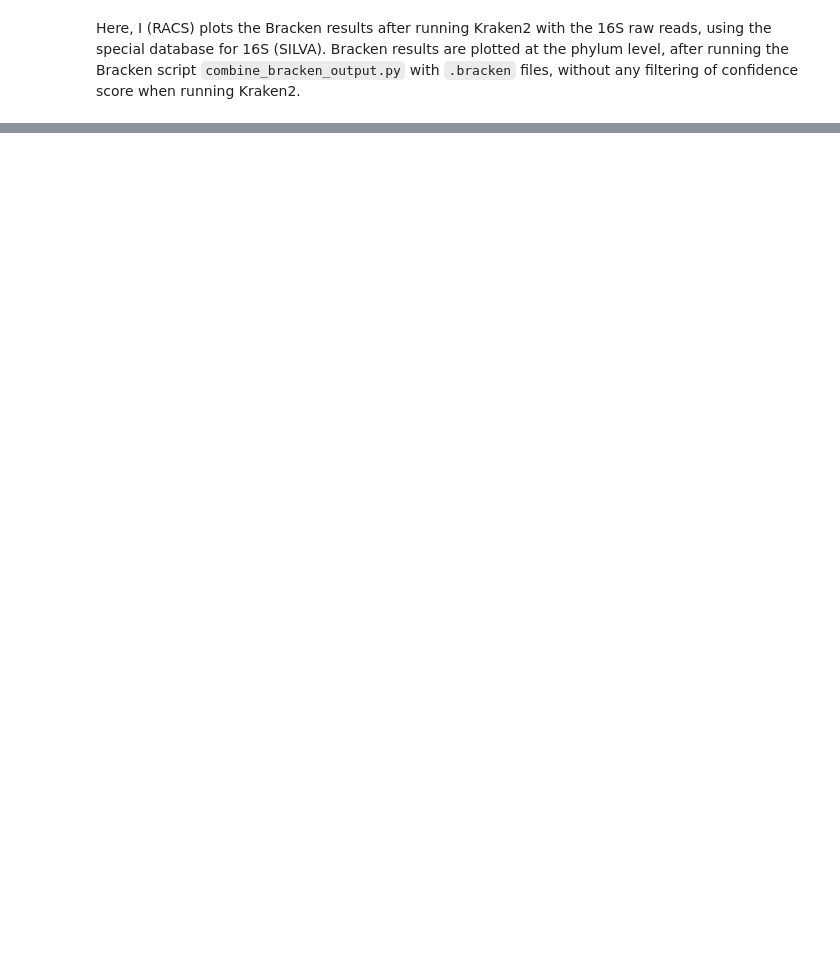
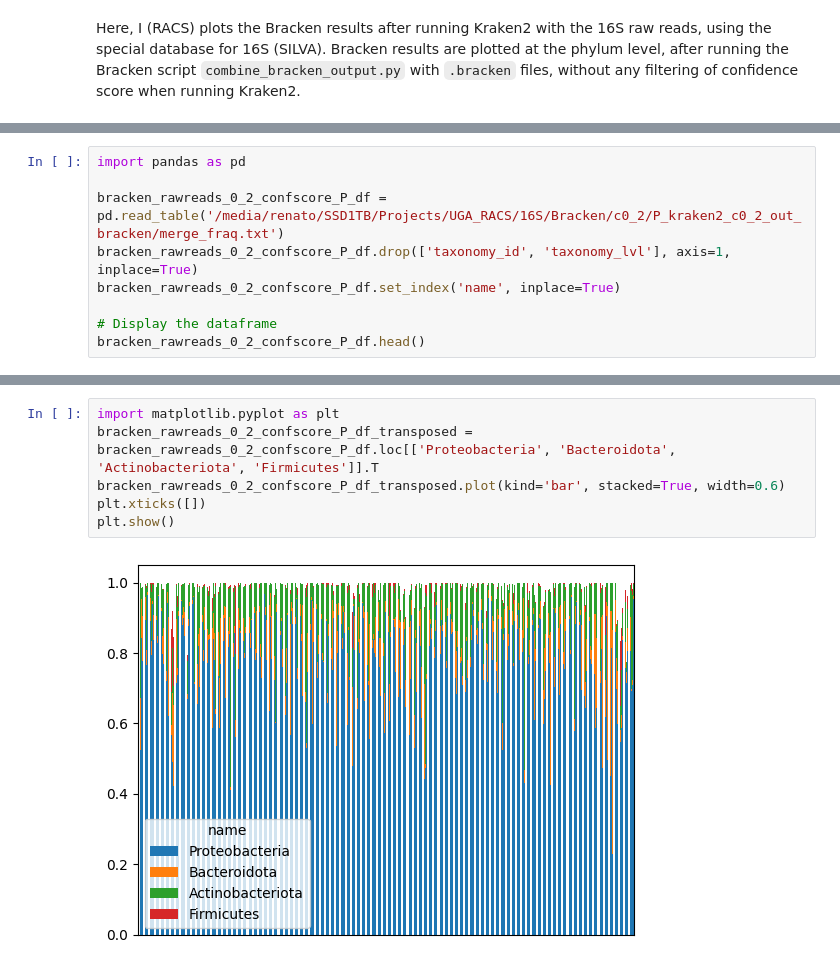
Before and after one commit to SantosRAC/maize_microbiome_transcriptomics, a Jupyter notebook: 16S_wallace2018/kraken2_bracken_rawreads/assignment_phylum_bracken.ipynb, the cells around one changed output, grey strips where cells are left out. Saved outputs shown, nothing was run; the diff lists cells and outputs as text; blank space fills up the shorter version.

Commit message:
Drafting the ckecks of initial Bracken results compared to Wallace et al (2018)

```diff
--- a/16S_wallace2018/kraken2_bracken_rawreads/assignment_phylum_bracken.ipynb
+++ b/16S_wallace2018/kraken2_bracken_rawreads/assignment_phylum_bracken.ipynb
@@ -67,3 +76,12 @@ plt.xticks([])
 plt.show()
 # %% [output]
 [figure]
+# %%
+import pandas as pd
+
+bracken_rawreads_0_2_confscore_P_df = pd.read_table('/media/renato/SSD1TB/Projects/UGA_RACS/16S/Bracken/c0_2/P_kraken2_c0_2_out_bracken/merge_fraq.txt')
+bracken_rawreads_0_2_confscore_P_df.drop(['taxonomy_id', 'taxonomy_lvl'], axis=1, inplace=True)
+bracken_rawreads_0_2_confscore_P_df.set_index('name', inplace=True)
+
+# Display the dataframe
+bracken_rawreads_0_2_confscore_P_df.head()
@@ -69,0 +97,8 @@ plt.show()
+# %%
+import matplotlib.pyplot as plt
+bracken_rawreads_0_2_confscore_P_df_transposed = bracken_rawreads_0_2_confscore_P_df.loc[['Proteobacteria', 'Bacteroidota', 'Actinobacteriota', 'Firmicutes']].T
+bracken_rawreads_0_2_confscore_P_df_transposed.plot(kind='bar', stacked=True, width=0.6)
+plt.xticks([])
+plt.show()
+# %% [output]
+[figure, added]
```
Also changed, not shown: parts of 15 cells of this notebook.
